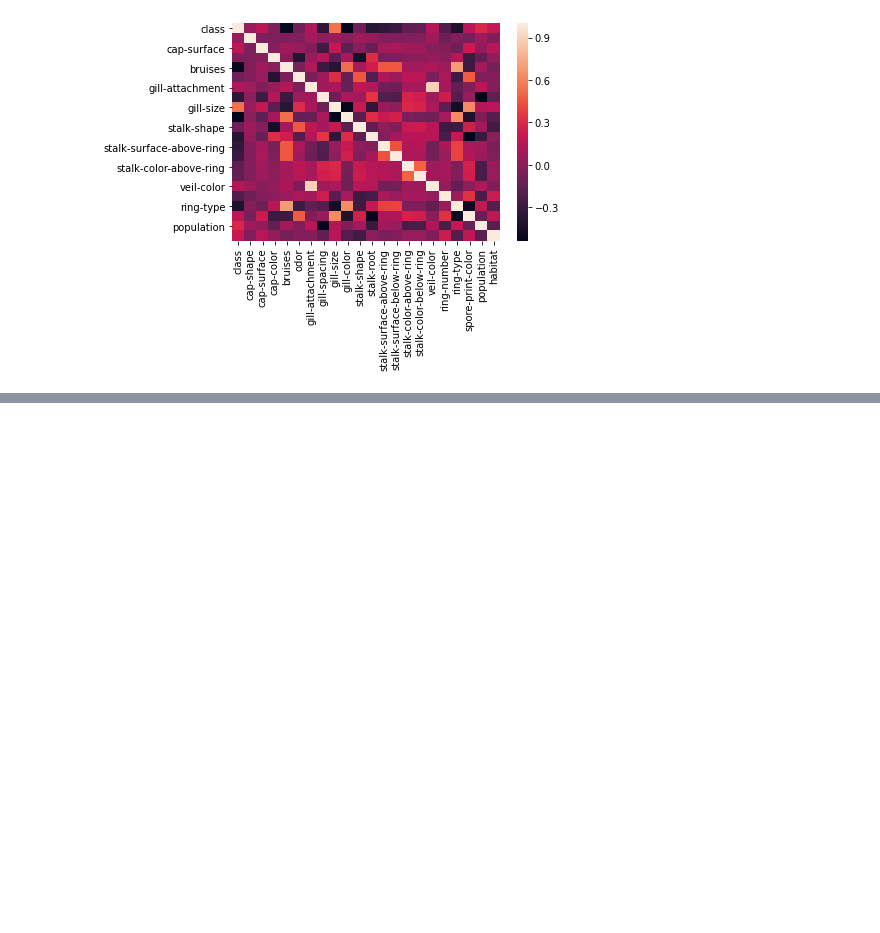
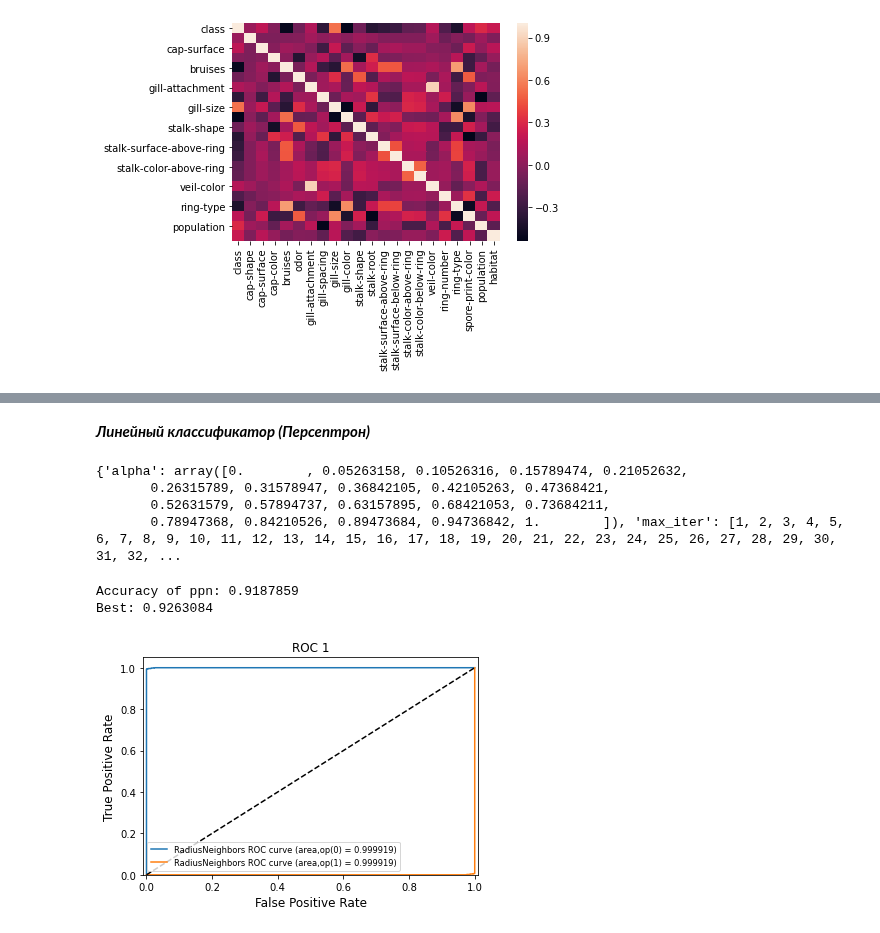
Before and after one commit to iagsav/ml_rob_nets_2020, a Jupyter notebook: ml/lab2/Skrynsky/Skrynsky_lab2.ipynb, the cells around one changed output, grey strips where cells are left out. Drawn from its saved outputs; the diff is of its cells as text; code cells hidden in the pictures; blank space fills up the shorter version.

```diff
--- a/ml/lab2/Skrynsky/Skrynsky_lab2.ipynb
+++ b/ml/lab2/Skrynsky/Skrynsky_lab2.ipynb
@@ -160,0 +230,10 @@ sns.heatmap(table_corr)
+# %%
+rad = radnc_grid.best_estimator_.radius_neighbors
+
+radnc = RadiusNeighborsClassifier(3)
+radnc.fit(X_train, y_train)
+
+y_score = radnc.predict(X_test)
+
+print('Accuracy of radnc: %.7f'%(accuracy_score(y_test, y_score)))
+print('Best: %.7f'%(radnc_grid.best_score_))
@@ -160,0 +243,68 @@ sns.heatmap(table_corr)
+# %% [markdown]
+*__Линейный классификатор (Персептрон)__*
+# %%
+ppn = Perceptron()
+ppn_params = {'alpha': np.linspace(0, 1, 20),
+              'max_iter': [x for x in range(1, 50)]}
+print(ppn_params)
+# %% [output]
+{'alpha': array([0.        , 0.05263158, 0.10526316, 0.15789474, 0.21052632,
+       0.26315789, 0.31578947, 0.36842105, 0.42105263, 0.47368421,
+       0.52631579, 0.57894737, 0.63157895, 0.68421053, 0.73684211,
+       0.78947368, 0.84210526, 0.89473684, 0.94736842, 1.        ]), 'max_iter': [1, 2, 3, 4, 5, 6, 7, 8, 9, 10, 11, 12, 13, 14, 15, 16, 17, 18, 19, 20, 21, 22, 23, 24, 25, 26, 27, 28, 29, 30, 31, 32, ...
+# %%
+ppn_grid = GridSearchCV(estimator=ppn,
+                        param_grid=ppn_params)
+ppn_grid.fit(X_train, y_train)
+
+
+alpha = ppn_grid.best_estimator_.alpha
+max_iter = ppn_grid.best_estimator_.max_iter
+
+ppn = Perceptron(alpha = alpha,
+                 max_iter = max_iter)
+ppn.fit(X_train, y_train)
+y_score = ppn.predict(X_test)
+
+print('Accuracy of ppn: %.7f'%(accuracy_score(y_test, y_score)))
+print('Best: %.7f'%(ppn_grid.best_score_))
+# %% [output]
+Accuracy of ppn: 0.9187859
+Best: 0.9263084
+# %%
+prob_ppn = CalibratedClassifierCV(ppn).fit(X_train, y_train).predict_proba(X_test)
+prob_radnc = radnc.predict_proba(X_test)
+# %%
+class plots():
+    def addRoc(self, prob, name, test):
+
+        tpr, fpr, thresholds = roc_curve(test, prob[:, 0])
+        roc_auc  = auc(fpr, tpr)
+        plt.plot(fpr, tpr, label='%s ROC curve (area,op(0) = %f)' % (name, roc_auc))
+        tpr1, fpr1, thresholds = roc_curve(test, prob[:, 1])
+        roc_auc1  = auc(fpr1, tpr1)
+        plt.plot(fpr1, tpr1, label='%s ROC curve (area,op(1) = %f)' % (name, roc_auc))
+
+    def addPr(self, prob, occupancy, name, test):
+
+        precision, recall, _ = precision_recall_curve(test, prob[:, occupancy])
+        aps = average_precision_score(test, prob[:, occupancy])
+        plt.plot(recall, precision, label='%s PR (area, = %f)' % (name, aps))
+# %%
+radnc_roc = plots()
+radnc_pr = plots()
+ppn_pr = plots()
+ppn_roc = plots()
+radnc_roc.addRoc(prob_radnc, 'RadiusNeighbors', y_test)
+
+
+plt.plot([0, 1], [0, 1], 'k--')
+plt.xlim([-0.01, 1.01])
+plt.ylim([0.0, 1.05])
+plt.xlabel('False Positive Rate', fontsize='large')
+plt.ylabel('True Positive Rate', fontsize='large')
+plt.legend(loc=3, fontsize='small')
+plt.title('ROC 1' )
+plt.show()
+# %% [output]
+[figure, added]
```
Also changed, not shown: parts of 15 cells of this notebook.
